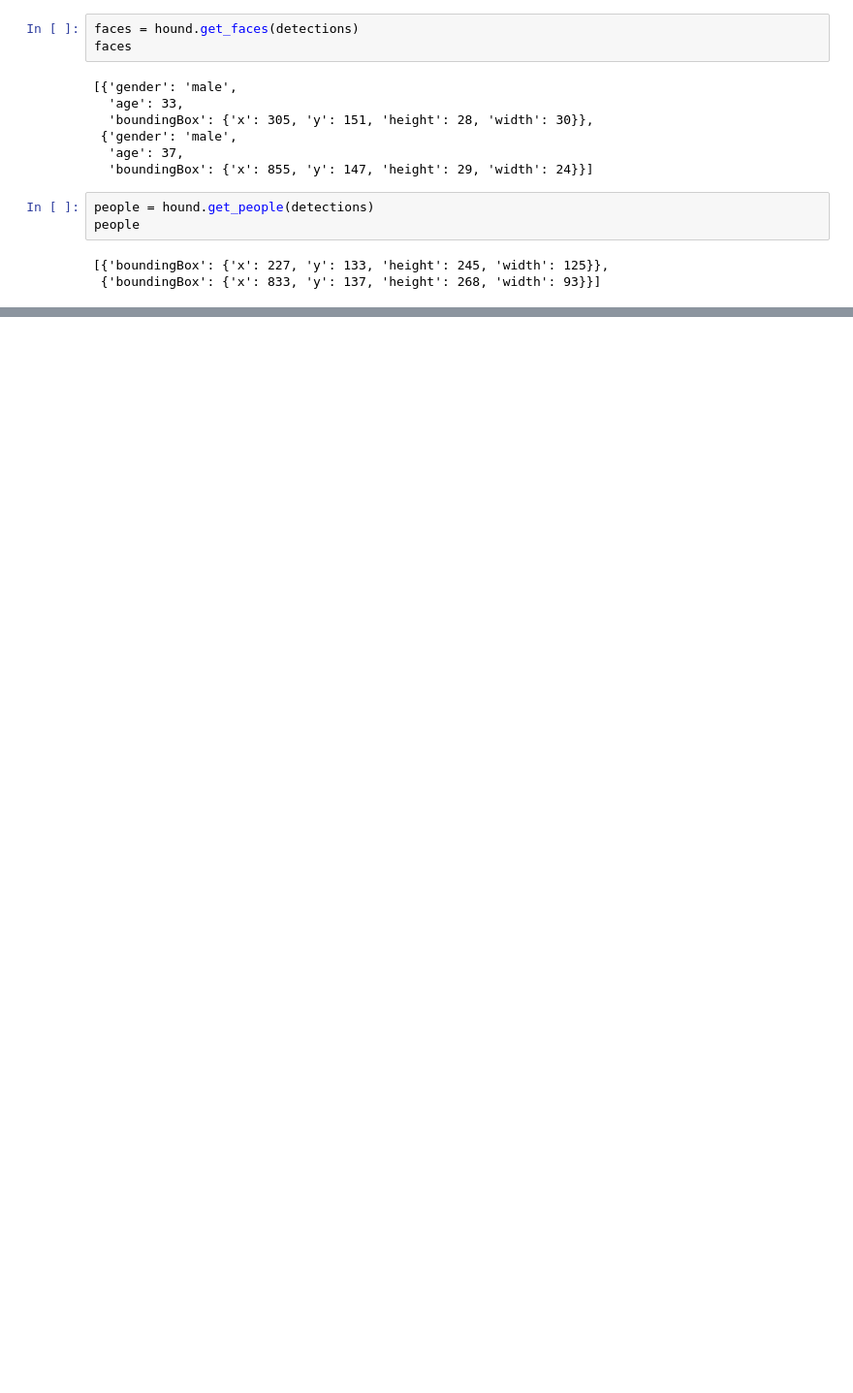
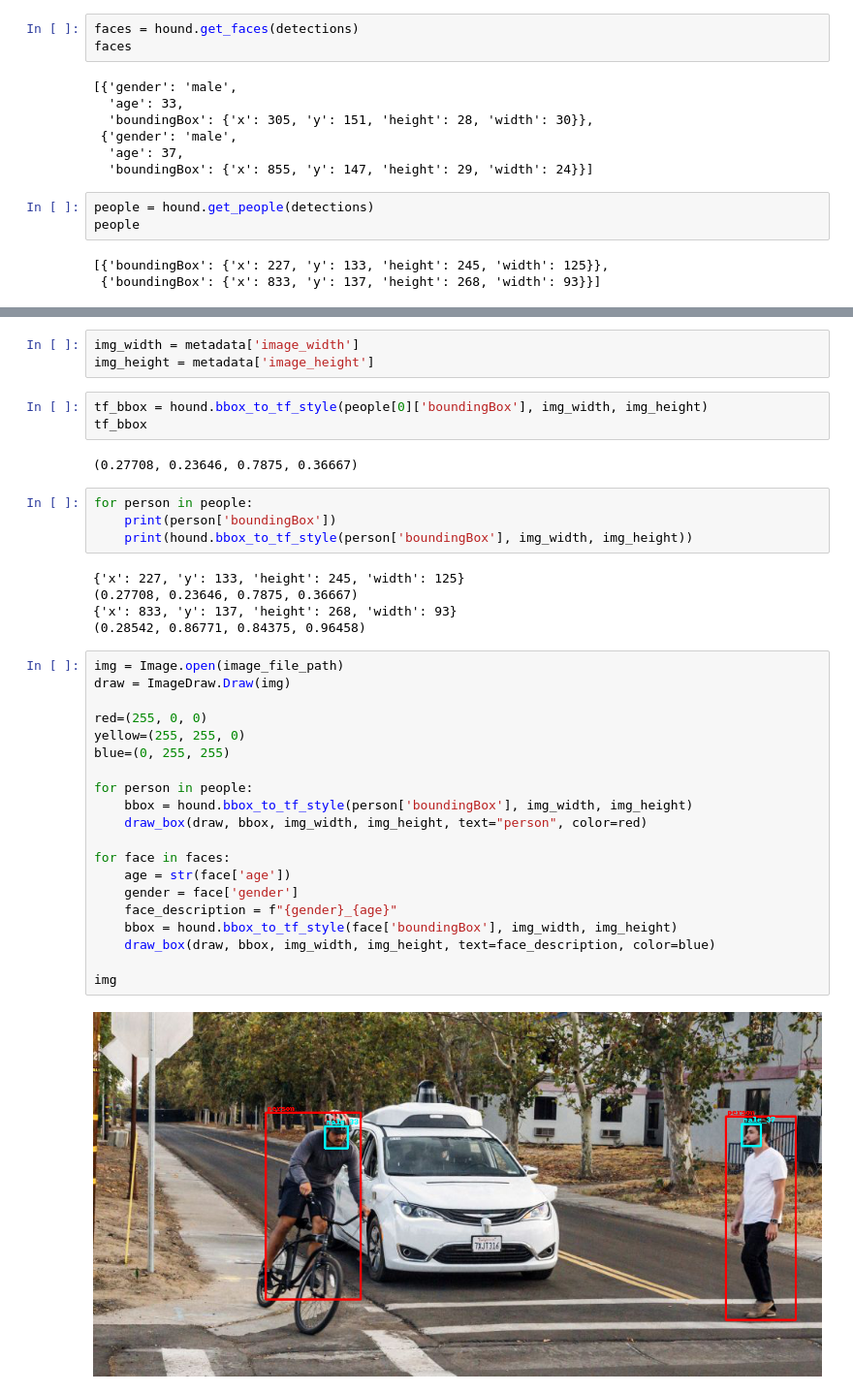
Before and after one commit to robmarkcole/simplehound, a Jupyter notebook: usage.ipynb, the cells around one changed output, grey strips where cells are left out. Shown at 97% size. Cells and saved outputs as stored; diff of their text form; blank space fills up the shorter version.

```diff
--- a/usage.ipynb
+++ b/usage.ipynb
@@ -81,0 +124,39 @@ people
+# %%
+img_width = metadata['image_width']
+img_height = metadata['image_height']
+# %%
+tf_bbox = hound.bbox_to_tf_style(people[0]['boundingBox'], img_width, img_height)
+tf_bbox
+# %% [output]
+(0.27708, 0.23646, 0.7875, 0.36667)
+# %%
+for person in people:
+    print(person['boundingBox'])
+    print(hound.bbox_to_tf_style(person['boundingBox'], img_width, img_height))
+# %% [output]
+{'x': 227, 'y': 133, 'height': 245, 'width': 125}
+(0.27708, 0.23646, 0.7875, 0.36667)
+{'x': 833, 'y': 137, 'height': 268, 'width': 93}
+(0.28542, 0.86771, 0.84375, 0.96458)
+# %%
+img = Image.open(image_file_path)
+draw = ImageDraw.Draw(img)
+
+red=(255, 0, 0)
+yellow=(255, 255, 0)
+blue=(0, 255, 255)
+
+for person in people:
+    bbox = hound.bbox_to_tf_style(person['boundingBox'], img_width, img_height)
+    draw_box(draw, bbox, img_width, img_height, text="person", color=red)
+
+for face in faces:
+    age = str(face['age'])
+    gender = face['gender']
+    face_description = f"{gender}_{age}"
+    bbox = hound.bbox_to_tf_style(face['boundingBox'], img_width, img_height)
+    draw_box(draw, bbox, img_width, img_height, text=face_description, color=blue)
+
+img
+# %% [output]
+[figure, added]
```
Also changed, not shown: parts of 5 cells of this notebook.
